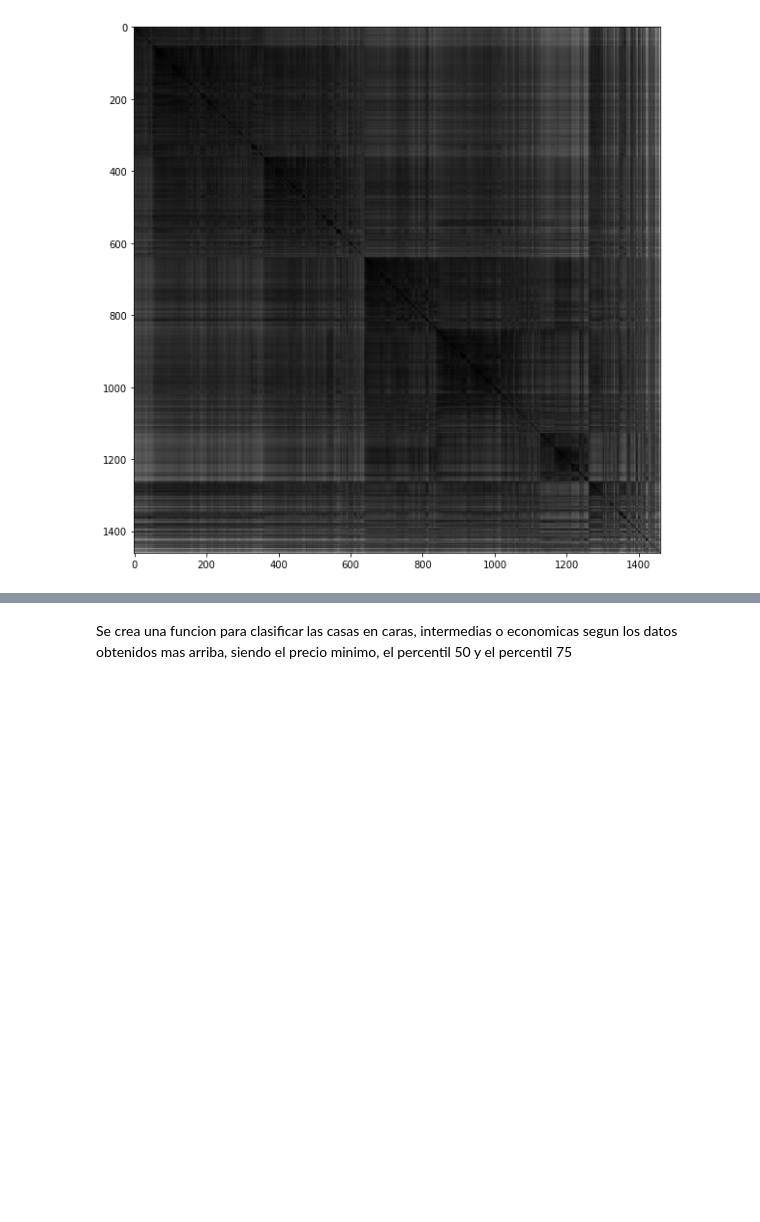
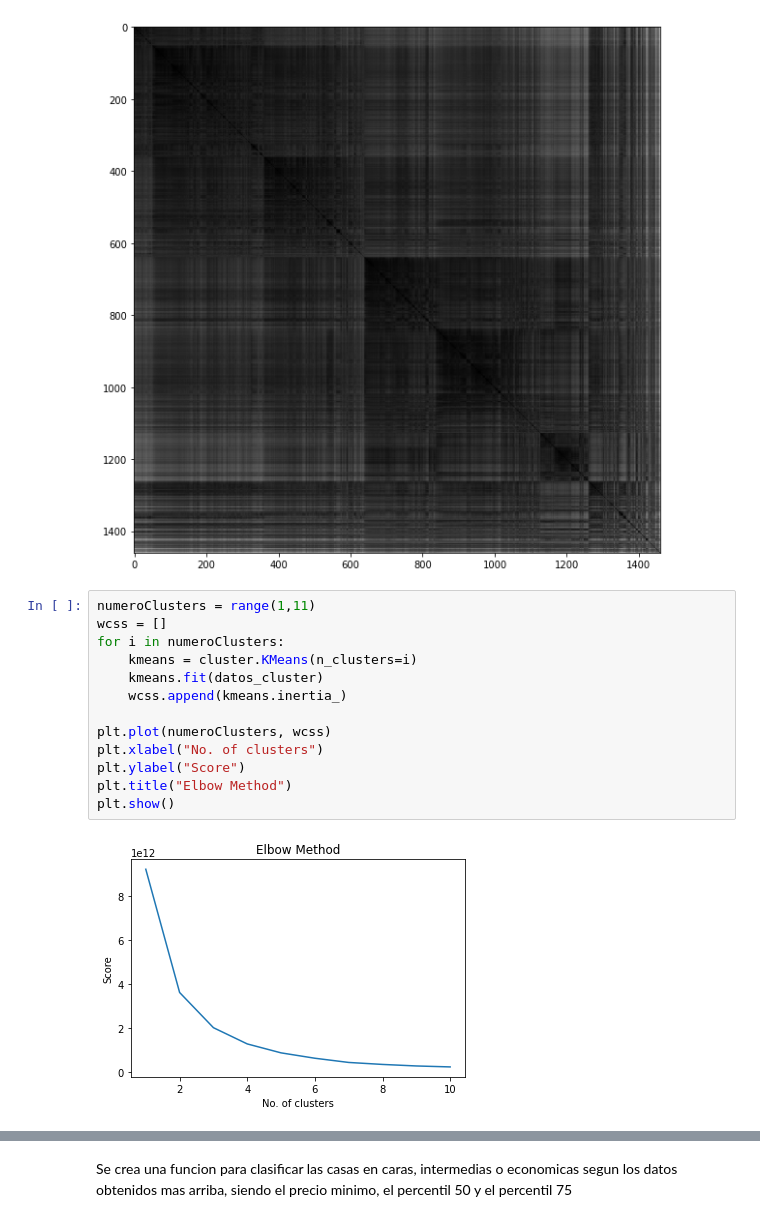
Before and after one commit to JosePabloPonce/MineriaHDT3, a Jupyter notebook: hdt3.ipynb, the cells around one changed output, grey strips where cells are left out. Drawn from its saved outputs; the diff is of its cells as text; blank space fills up the shorter version.

```diff
--- a/hdt3.ipynb
+++ b/hdt3.ipynb
@@ -140,3 +141,18 @@ X_scale=sklearn.preprocessing.scale(datos_cluster)
 pyclustertend.vat(X_scale)
 # %% [output]
 [figure]
+# %%
+numeroClusters = range(1,11)
+wcss = []
+for i in numeroClusters:
+    kmeans = cluster.KMeans(n_clusters=i)
+    kmeans.fit(datos_cluster)
+    wcss.append(kmeans.inertia_)
+
+plt.plot(numeroClusters, wcss)
+plt.xlabel("No. of clusters")
+plt.ylabel("Score")
+plt.title("Elbow Method")
+plt.show()
+# %% [output]
+[figure, added]
```
Also changed, not shown: parts of 5 cells of this notebook.
